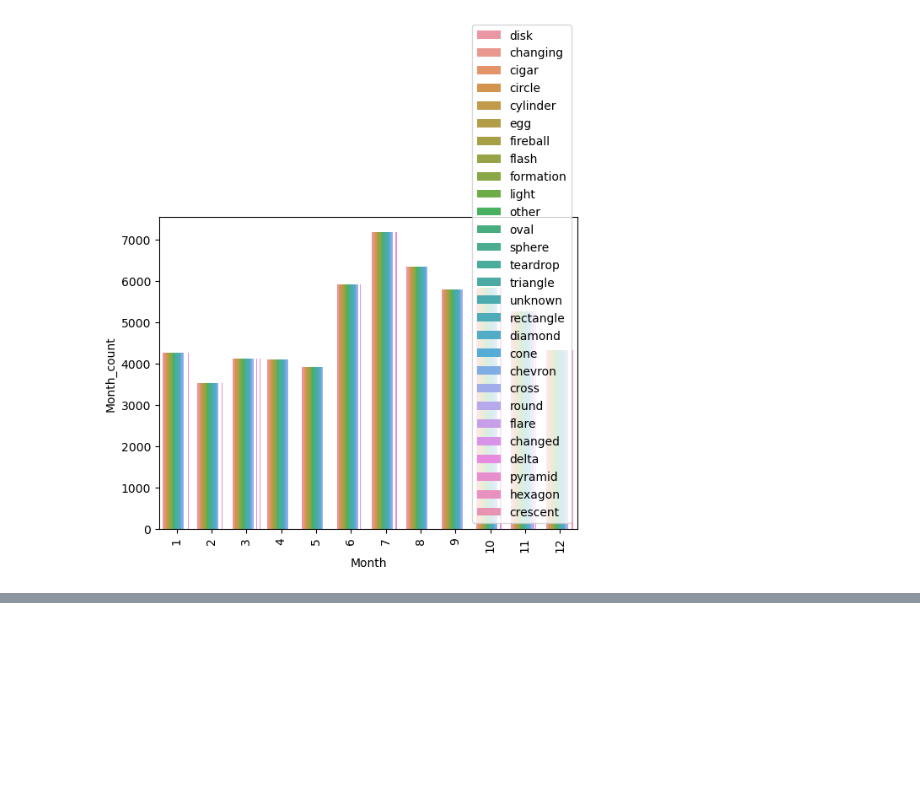
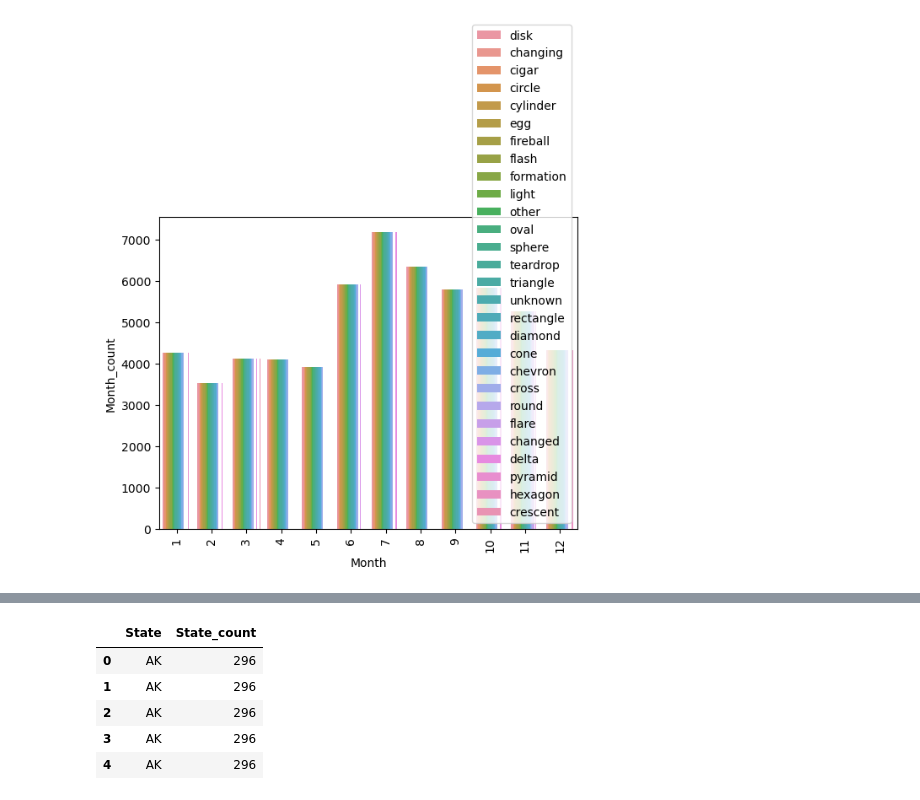
Before and after one commit to AndrewBoyne/my_qa_repo, a Jupyter notebook: Week 10 free practice/New UFOs with stacked barplot 1406.ipynb, the cells around one changed output, grey strips where cells are left out. Saved outputs shown, nothing was run; the diff lists cells and outputs as text; code cells hidden in the pictures; blank space fills up the shorter version.

```diff
--- a/Week 10 free practice/New UFOs with stacked barplot 1406.ipynb
+++ b/Week 10 free practice/New UFOs with stacked barplot 1406.ipynb
@@ -429,0 +442,11 @@ sns.pairplot(data=df, hue='Shape', palette='husl')
+# %%
+new_columns9=['State', 'State_count']
+States=df[new_columns9]
+States.head()
+# %% [output]
+|  | State | State_count |
+| 0 | AK | 296 |
+| 1 | AK | 296 |
+| 2 | AK | 296 |
+| 3 | AK | 296 |
+| 4 | AK | 296 |
```
Also changed, not shown: parts of 5 cells of this notebook, 3 other files.
